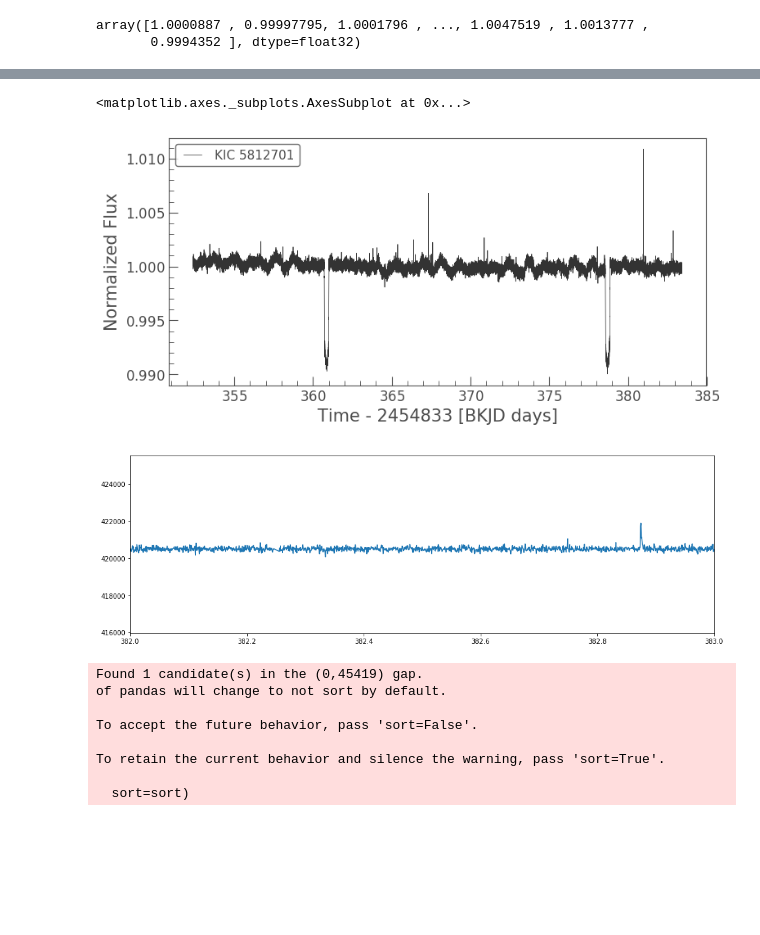
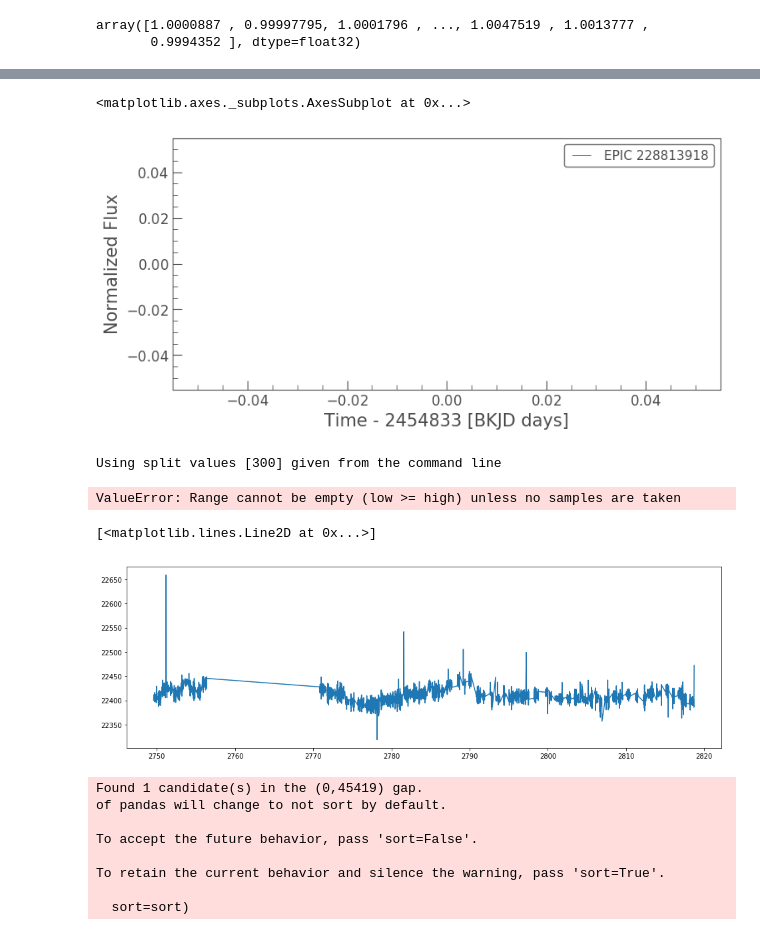
Before and after one commit to ekaterinailin/Orbital_Flare_Declustering, a Jupyter notebook: NB6_search_for_Kepler_data.ipynb, the cells around one changed output, grey strips where cells are left out. Cells and saved outputs as stored; diff of their text form; code cells hidden in the pictures; blank space fills up the shorter version.

```diff
--- a/NB6_search_for_Kepler_data.ipynb
+++ b/NB6_search_for_Kepler_data.ipynb
@@ -128,5 +189,5 @@ array([1.0000887 , 0.99997795, 1.0001796 , ..., 1.0047519 , 1.0013777 ,
 # %%
 from altaipony.lcio import from_mast
 # %%
-flc = from_mast("KOI-12", cadence="short", mission="Kepler", c=4)
+flc = from_mast("228813918", cadence="long", mission="K2", mode="TPF", c=10)
 # %% [output]
@@ -136,4 +199,4 @@ flc = from_mast("KOI-12", cadence="short", mission="Kepler", c=4)
 flc.plot()
 # %% [output]
 <matplotlib.axes._subplots.AxesSubplot at 0x...>
-[figure, old version]
+[figure, new version]
@@ -142,9 +203,16 @@ flcd = flc.detrend("savgol")
+# %%
+flc.campaign = None
+flcd = flc.detrend("k2sc", splits=[])
+# %% [output]
+Using split values [300] given from the command line
+ValueError: Range cannot be empty (low >= high) unless no samples are taken
 # %%
 plt.figure(figsize=(16,5))
 plt.plot(flcd.time, flcd.detrended_flux)
-plt.xlim(382, 383);
+#plt.xlim(382, 383);
 # %% [output]
+[<matplotlib.lines.Line2D at 0x...>]
-[figure, old version]
+[figure, new version]
 # %%
 flcd.find_flares().flares
 # %% [output]
```
Also changed, not shown: parts of 10 cells of this notebook, 9 other files.
